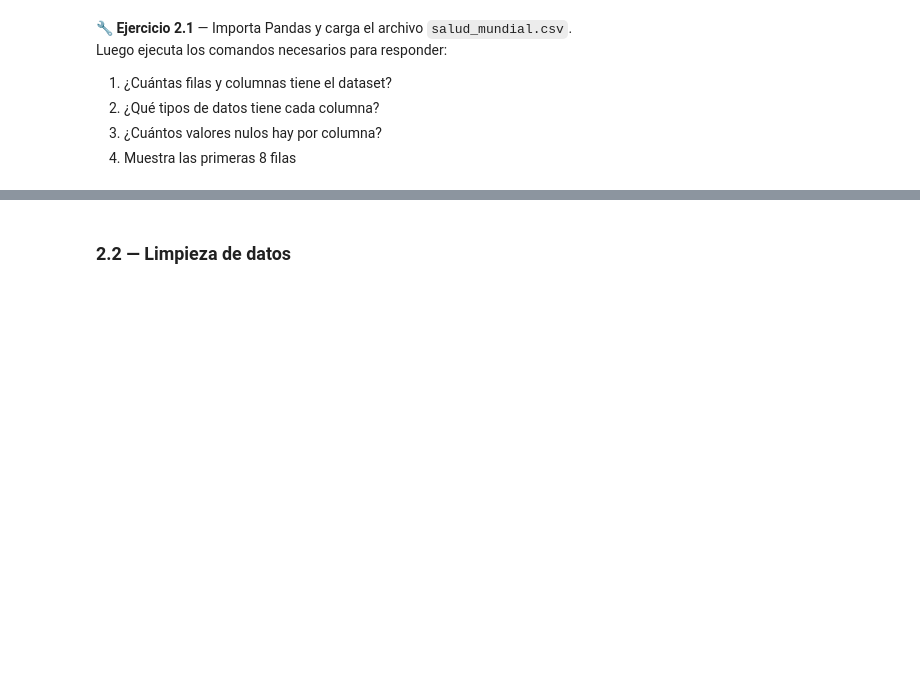
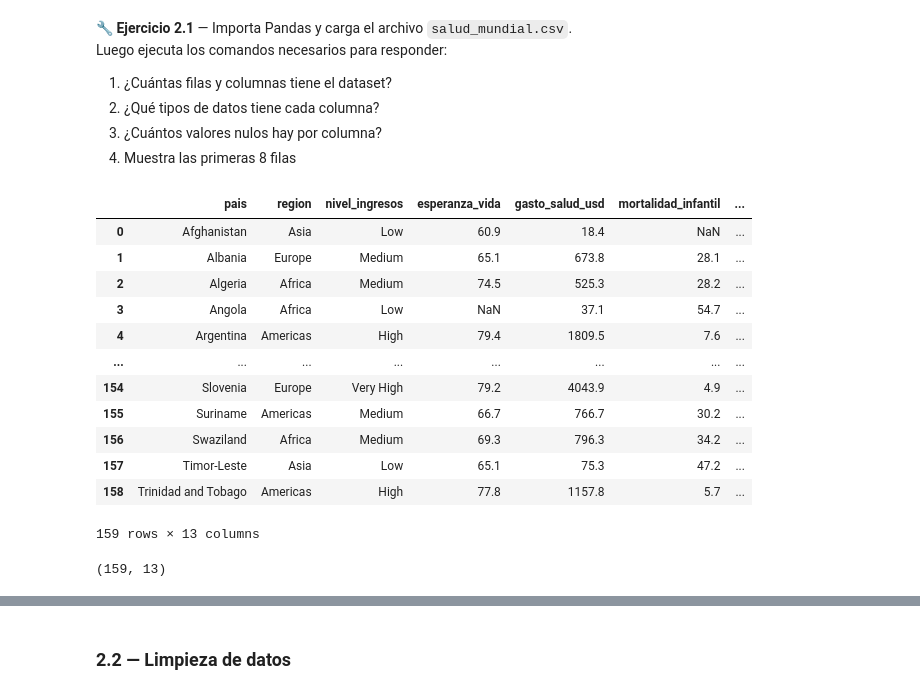
Before and after one commit to cezarcoh/taller-completo-modulo-1, a Jupyter notebook: taller_modulo1.ipynb, the cells around one changed output, grey strips where cells are left out. Cells and saved outputs as stored; diff of their text form; code cells hidden in the pictures; blank space fills up the shorter version.

```diff
--- a/taller_modulo1.ipynb
+++ b/taller_modulo1.ipynb
@@ -197,19 +197,29 @@ Luego ejecuta los comandos necesarios para responder:
 3. ¿Cuántos valores nulos hay por columna?
 4. Muestra las primeras 8 filas
 # %%
-# Tu código aquí
+
 import pandas as pd
 
 # Cargar el dataset
 
-
-# Dimensiones
-
-
-# Tipos de datos
-
-
-# Valores nulos
-
-
-# Primeras 8 filas
+df = pd.read_csv("salud_mundial.csv")
+df
+# %% [output]
+|  | pais | region | nivel_ingresos | esperanza_vida | gasto_salud_usd | mortalidad_infantil | ... |
+| 0 | Afghanistan | Asia | Low | 60.9 | 18.4 | NaN | ... |
+| 1 | Albania | Europe | Medium | 65.1 | 673.8 | 28.1 | ... |
+| 2 | Algeria | Africa | Medium | 74.5 | 525.3 | 28.2 | ... |
+| 3 | Angola | Africa | Low | NaN | 37.1 | 54.7 | ... |
+| 4 | Argentina | Americas | High | 79.4 | 1809.5 | 7.6 | ... |
+| ... | ... | ... | ... | ... | ... | ... | ... |
+| 154 | Slovenia | Europe | Very High | 79.2 | 4043.9 | 4.9 | ... |
+| 155 | Suriname | Americas | Medium | 66.7 | 766.7 | 30.2 | ... |
+| 156 | Swaziland | Africa | Medium | 69.3 | 796.3 | 34.2 | ... |
+| 157 | Timor-Leste | Asia | Low | 65.1 | 75.3 | 47.2 | ... |
+| 158 | Trinidad and Tobago | Americas | High | 77.8 | 1157.8 | 5.7 | ... |
+159 rows × 13 columns
+# %%
+# Dimensiones
+print(df.shape)
+# %% [output]
+(159, 13)
```
Also changed, not shown: parts of 25 cells of this notebook.
